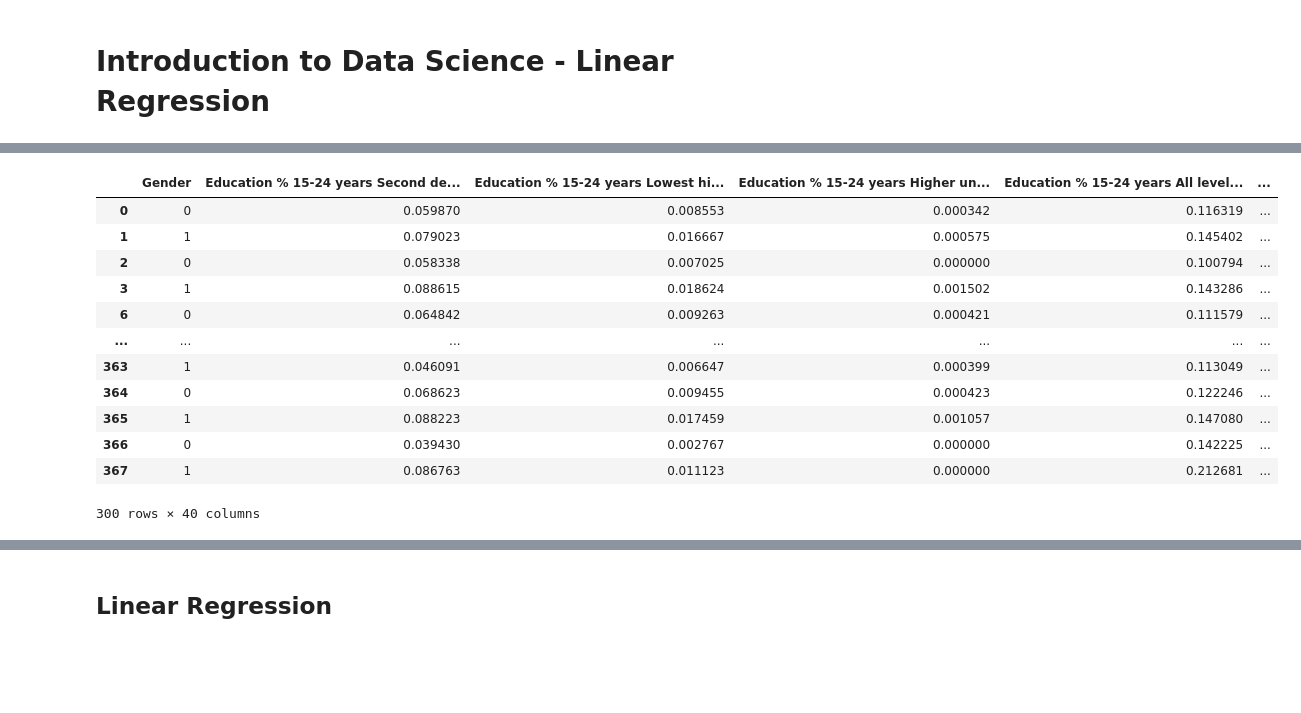
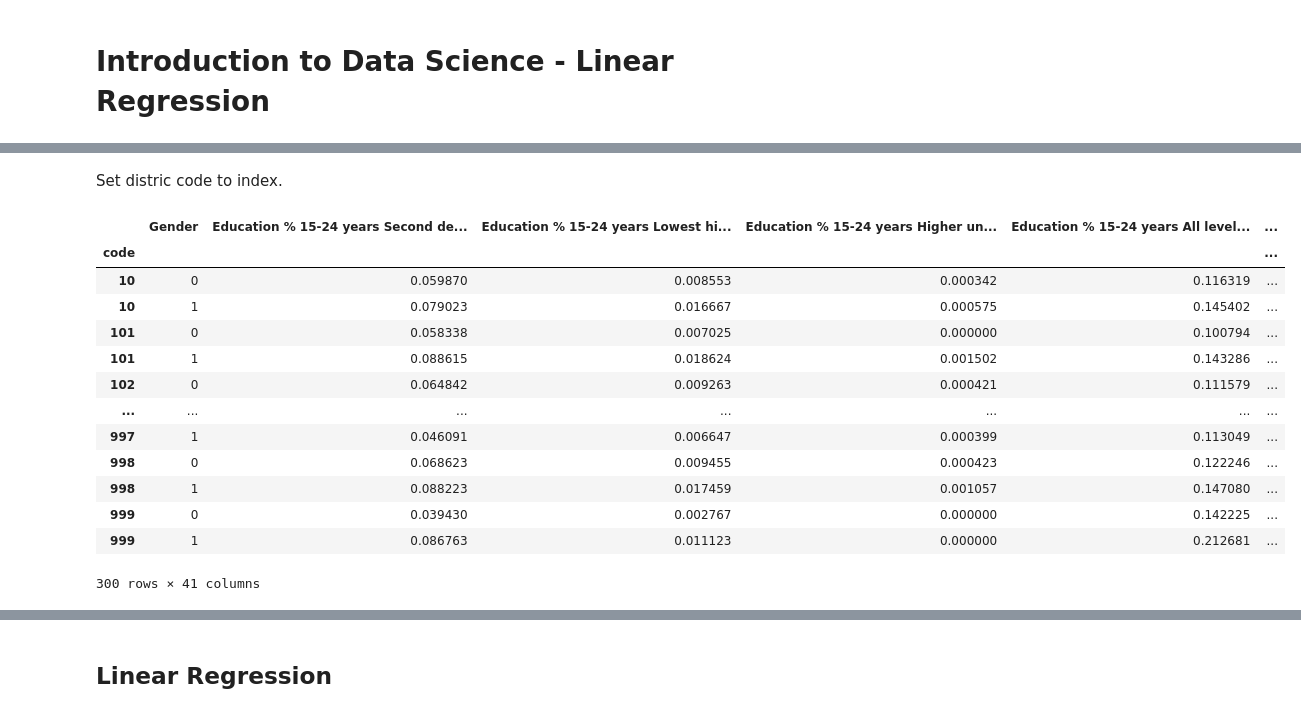
Before and after one commit to phuvio/Introduction-to-Data-Science, a Jupyter notebook: src/Introduction to Data Science - Linear Regression.ipynb, the cells around one changed output, grey strips where cells are left out. Saved outputs shown, nothing was run; the diff lists cells and outputs as text; code cells hidden in the pictures; blank space fills up the shorter version.

```diff
--- a/src/Introduction to Data Science - Linear Regression.ipynb
+++ b/src/Introduction to Data Science - Linear Regression.ipynb
@@ -45,17 +47,22 @@ population_df
+# %% [markdown]
+Set distric code to index.
 # %%
-population_df = population_df.drop(['municipality', 'code', 'name'], axis=1)
+population_df = population_df.drop(['municipality', 'name'], axis=1)
+population_df = population_df.set_index('code')
+population_df.columns = population_df.columns.get_level_values(0)
 population_df
 # %% [output]
 |  | Gender | Education % 15-24 years Second de... | Education % 15-24 years Lowest hi... | Education % 15-24 years Higher un... | Education % 15-24 years All level... | ... |
-| 0 | 0 | 0.059870 | 0.008553 | 0.000342 | 0.116319 | ... |
-| 1 | 1 | 0.079023 | 0.016667 | 0.000575 | 0.145402 | ... |
-| 2 | 0 | 0.058338 | 0.007025 | 0.000000 | 0.100794 | ... |
-| 3 | 1 | 0.088615 | 0.018624 | 0.001502 | 0.143286 | ... |
-| 6 | 0 | 0.064842 | 0.009263 | 0.000421 | 0.111579 | ... |
+| code |  |  |  |  |  | ... |
+| 10 | 0 | 0.059870 | 0.008553 | 0.000342 | 0.116319 | ... |
+| 10 | 1 | 0.079023 | 0.016667 | 0.000575 | 0.145402 | ... |
+| 101 | 0 | 0.058338 | 0.007025 | 0.000000 | 0.100794 | ... |
+| 101 | 1 | 0.088615 | 0.018624 | 0.001502 | 0.143286 | ... |
+| 102 | 0 | 0.064842 | 0.009263 | 0.000421 | 0.111579 | ... |
 | ... | ... | ... | ... | ... | ... | ... |
-| 363 | 1 | 0.046091 | 0.006647 | 0.000399 | 0.113049 | ... |
-| 364 | 0 | 0.068623 | 0.009455 | 0.000423 | 0.122246 | ... |
-| 365 | 1 | 0.088223 | 0.017459 | 0.001057 | 0.147080 | ... |
-| 366 | 0 | 0.039430 | 0.002767 | 0.000000 | 0.142225 | ... |
-| 367 | 1 | 0.086763 | 0.011123 | 0.000000 | 0.212681 | ... |
+| 997 | 1 | 0.046091 | 0.006647 | 0.000399 | 0.113049 | ... |
+| 998 | 0 | 0.068623 | 0.009455 | 0.000423 | 0.122246 | ... |
+| 998 | 1 | 0.088223 | 0.017459 | 0.001057 | 0.147080 | ... |
+| 999 | 0 | 0.039430 | 0.002767 | 0.000000 | 0.142225 | ... |
+| 999 | 1 | 0.086763 | 0.011123 | 0.000000 | 0.212681 | ... |
-300 rows × 40 columns
+300 rows × 41 columns
```
Also changed, not shown: parts of 25 cells of this notebook, 3 other files.
